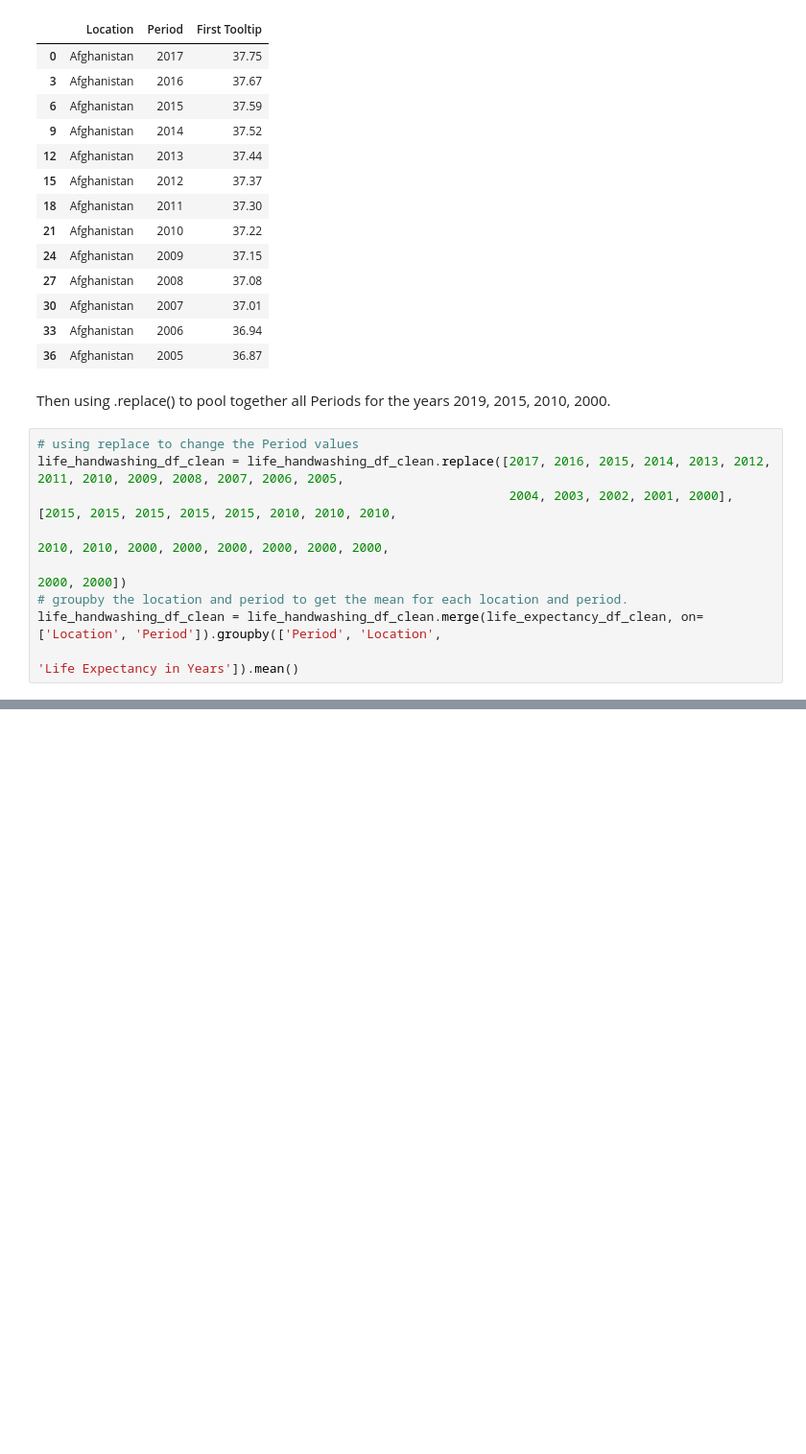
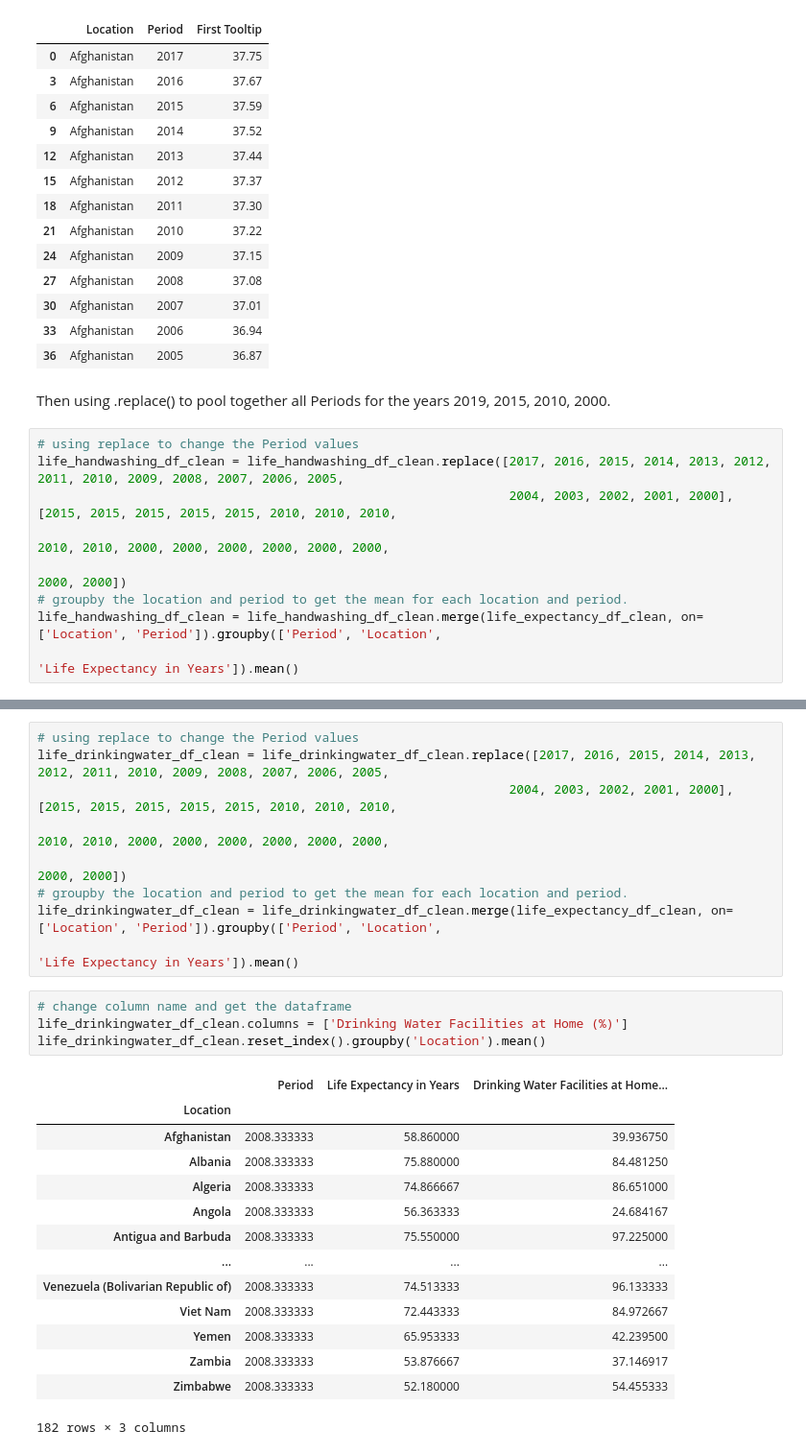
Before and after one commit to pkorat/World-Life-Expectancy-Analysis, a Jupyter notebook: main_pk_6_30_21.ipynb, the cells around one changed output, grey strips where cells are left out. Shown at 96% size. Saved outputs shown, nothing was run; the diff lists cells and outputs as text; blank space fills up the shorter version.

```diff
--- a/main_pk_6_30_21.ipynb
+++ b/main_pk_6_30_21.ipynb
@@ -191,0 +225,28 @@ life_handwashing_df_clean.reset_index().groupby('Location').mean()
+# %%
+# using replace to change the Period values
+life_drinkingwater_df_clean = life_drinkingwater_df_clean.replace([2017, 2016, 2015, 2014, 2013, 2012, 2011, 2010, 2009, 2008, 2007, 2006, 2005,
+                                                               2004, 2003, 2002, 2001, 2000], [2015, 2015, 2015, 2015, 2015, 2010, 2010, 2010,
+                                                                                               2010, 2010, 2000, 2000, 2000, 2000, 2000, 2000,
+                                                                                               2000, 2000])
+# groupby the location and period to get the mean for each location and period.
+life_drinkingwater_df_clean = life_drinkingwater_df_clean.merge(life_expectancy_df_clean, on=['Location', 'Period']).groupby(['Period', 'Location',
+                                                                                                                          'Life Expectancy in Years']).mean()
+# %%
+# change column name and get the dataframe
+life_drinkingwater_df_clean.columns = ['Drinking Water Facilities at Home (%)']
+life_drinkingwater_df_clean.reset_index().groupby('Location').mean()
+# %% [output]
+|  | Period | Life Expectancy in Years | Drinking Water Facilities at Home... |
+| Location |  |  |  |
+| Afghanistan | 2008.333333 | 58.860000 | 39.936750 |
+| Albania | 2008.333333 | 75.880000 | 84.481250 |
+| Algeria | 2008.333333 | 74.866667 | 86.651000 |
+| Angola | 2008.333333 | 56.363333 | 24.684167 |
+| Antigua and Barbuda | 2008.333333 | 75.550000 | 97.225000 |
+| ... | ... | ... | ... |
+| Venezuela (Bolivarian Republic of) | 2008.333333 | 74.513333 | 96.133333 |
+| Viet Nam | 2008.333333 | 72.443333 | 84.972667 |
+| Yemen | 2008.333333 | 65.953333 | 42.239500 |
+| Zambia | 2008.333333 | 53.876667 | 37.146917 |
+| Zimbabwe | 2008.333333 | 52.180000 | 54.455333 |
+182 rows × 3 columns
```
Also changed, not shown: parts of 5 cells of this notebook.
